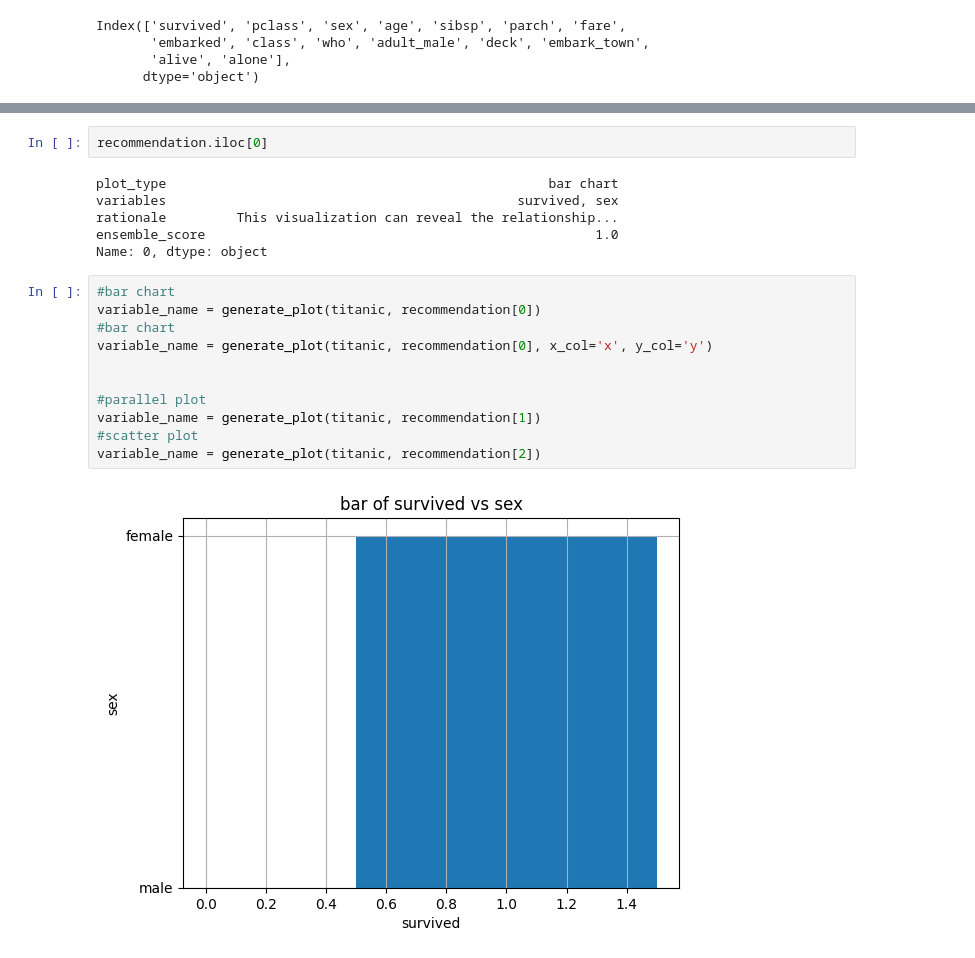
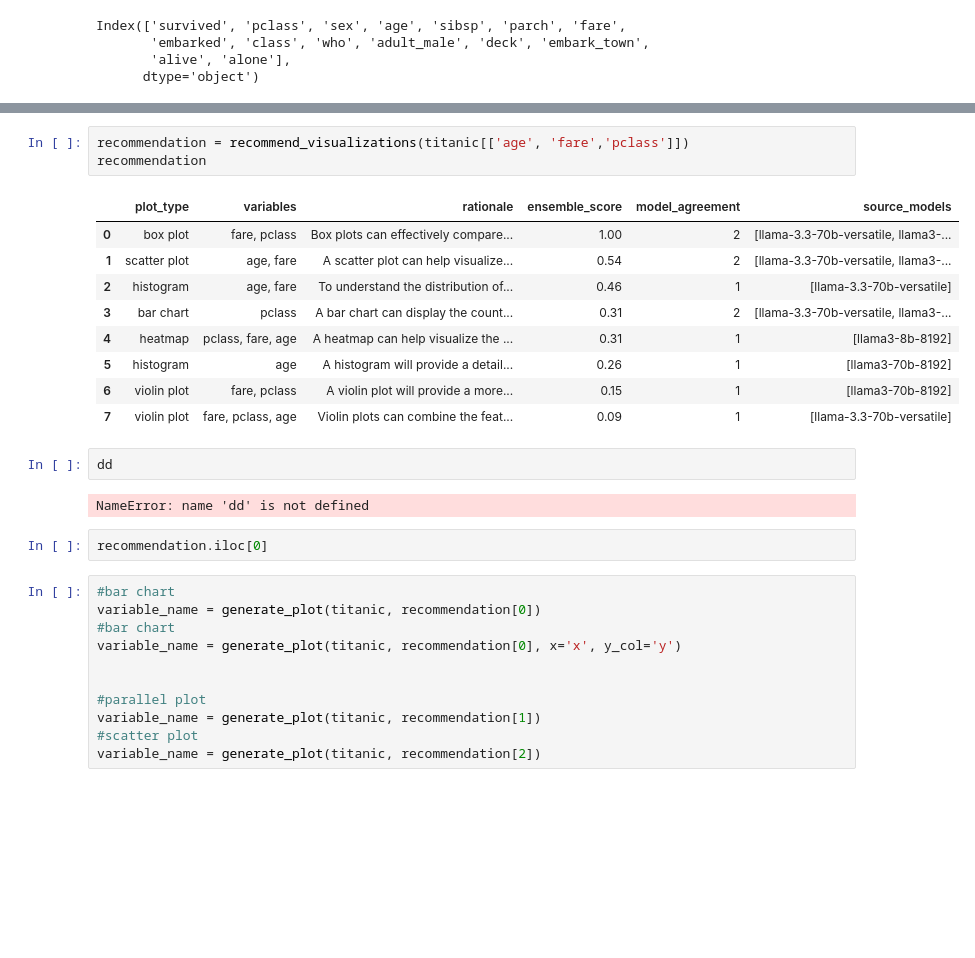
Before and after one commit to jerryola1/PlotSenseAI, a Jupyter notebook: test.ipynb, the cells around one changed output, grey strips where cells are left out. Drawn from its saved outputs; the diff is of its cells as text; blank space fills up the shorter version.

```diff
--- a/test.ipynb
+++ b/test.ipynb
@@ -52,24 +104,33 @@ recommendation
+# %%
+recommendation = recommend_visualizations(titanic[['age', 'fare','pclass']])
+recommendation
+# %% [output]
+|  | plot_type | variables | rationale | ensemble_score | model_agreement | source_models |
+| 0 | box plot | fare, pclass | Box plots can effectively compare... | 1.00 | 2 | [llama-3.3-70b-versatile, llama3-... |
+| 1 | scatter plot | age, fare | A scatter plot can help visualize... | 0.54 | 2 | [llama-3.3-70b-versatile, llama3-... |
+| 2 | histogram | age, fare | To understand the distribution of... | 0.46 | 1 | [llama-3.3-70b-versatile] |
+| 3 | bar chart | pclass | A bar chart can display the count... | 0.31 | 2 | [llama-3.3-70b-versatile, llama3-... |
+| 4 | heatmap | pclass, fare, age | A heatmap can help visualize the ... | 0.31 | 1 | [llama3-8b-8192] |
+| 5 | histogram | age | A histogram will provide a detail... | 0.26 | 1 | [llama3-70b-8192] |
+| 6 | violin plot | fare, pclass | A violin plot will provide a more... | 0.15 | 1 | [llama3-70b-8192] |
+| 7 | violin plot | fare, pclass, age | Violin plots can combine the feat... | 0.09 | 1 | [llama-3.3-70b-versatile] |
+# %%
+dd
+# %% [output]
+NameError: name 'dd' is not defined
 # %%
 recommendation.iloc[0]
-# %% [output]
-plot_type                                                 bar chart
-variables                                             survived, sex
-rationale         This visualization can reveal the relationship...
-ensemble_score                                                  1.0
-Name: 0, dtype: object
 # %%
 #bar chart
 variable_name = generate_plot(titanic, recommendation[0])
 #bar chart
-variable_name = generate_plot(titanic, recommendation[0], x_col='x', y_col='y')
+variable_name = generate_plot(titanic, recommendation[0], x='x', y_col='y')
 
 
 #parallel plot
 variable_name = generate_plot(titanic, recommendation[1])
 #scatter plot
 variable_name = generate_plot(titanic, recommendation[2])
-# %% [output]
-[figure, removed]
 # %%
 # fig, ax = plt.subplots()
 # sns.barplot(data=titanic, x='survived', y='pclass', ax=ax)
```
Also changed, not shown: parts of 13 cells of this notebook.
